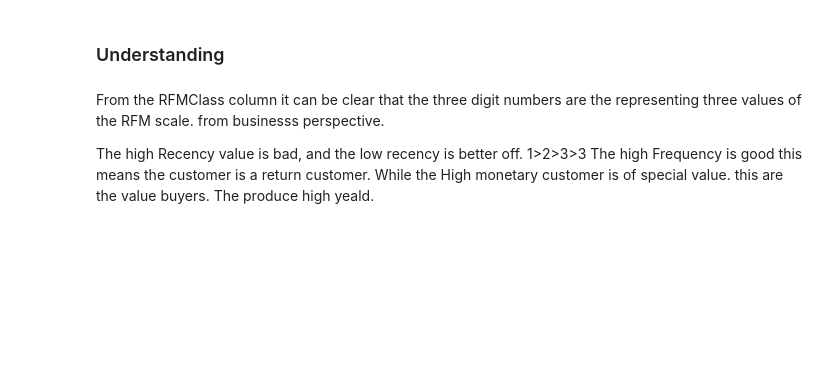
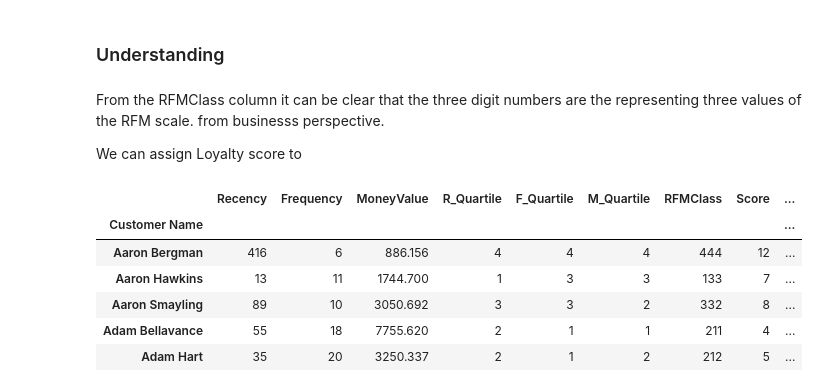
Before and after one commit to Pachinchin/Marketing_Analytics, a Jupyter notebook: MAnalytics.ipynb, the cells around one changed output. Cells and saved outputs as stored; diff of their text form; code cells hidden in the pictures; blank space fills up the shorter version.

```diff
--- a/CustomerAnalysis.ipynb
+++ b/MAnalytics.ipynb
@@ -135,3 +190,6 @@ rfmSeg.sort_values(by=['RFMClass'])
 | Lela Donovan | 553 | 1 | 5.304 | 4 | 4 | 4 | 444 |
 | Aaron Bergman | 416 | 6 | 886.156 | 4 | 4 | 4 | 444 |
 793 rows × 7 columns
+# %%
+rfmSeg["Score"] = rfmSeg[['R_Quartile', 'F_Quartile', 'M_Quartile']].sum(axis=1)
+rfmSeg.head()
@@ -142,6 +208,17 @@ rfmSeg.sort_values(by=['RFMClass'])
 From the RFMClass column it can be clear that the three digit numbers are the representing three values of the RFM scale.
 from businesss perspective.
 
-The high Recency value is bad, and the low recency is better off. 1>2>3>3
-The high Frequency is good this means the customer is a return customer.
-While the High monetary customer is of special value. this are the value buyers. The produce high yeald.
+We can assign Loyalty score to
+# %%
+# Group into Loyalty levels
+loyalty = ['Bronze', 'Silver', 'Gold', 'Platinum']
+rfmSeg['Loyalty_Level'] = pd.qcut(rfmSeg['Score'], q=4, labels= loyalty)
+rfmSeg.head()
+# %% [output]
+|  | Recency | Frequency | MoneyValue | R_Quartile | F_Quartile | M_Quartile | RFMClass | Score | ... |
+| Customer Name |  |  |  |  |  |  |  |  | ... |
+| Aaron Bergman | 416 | 6 | 886.156 | 4 | 4 | 4 | 444 | 12 | ... |
+| Aaron Hawkins | 13 | 11 | 1744.700 | 1 | 3 | 3 | 133 | 7 | ... |
+| Aaron Smayling | 89 | 10 | 3050.692 | 3 | 3 | 2 | 332 | 8 | ... |
+| Adam Bellavance | 55 | 18 | 7755.620 | 2 | 1 | 1 | 211 | 4 | ... |
+| Adam Hart | 35 | 20 | 3250.337 | 2 | 1 | 2 | 212 | 5 | ... |
```
Also changed, not shown: parts of 20 cells of this notebook.
